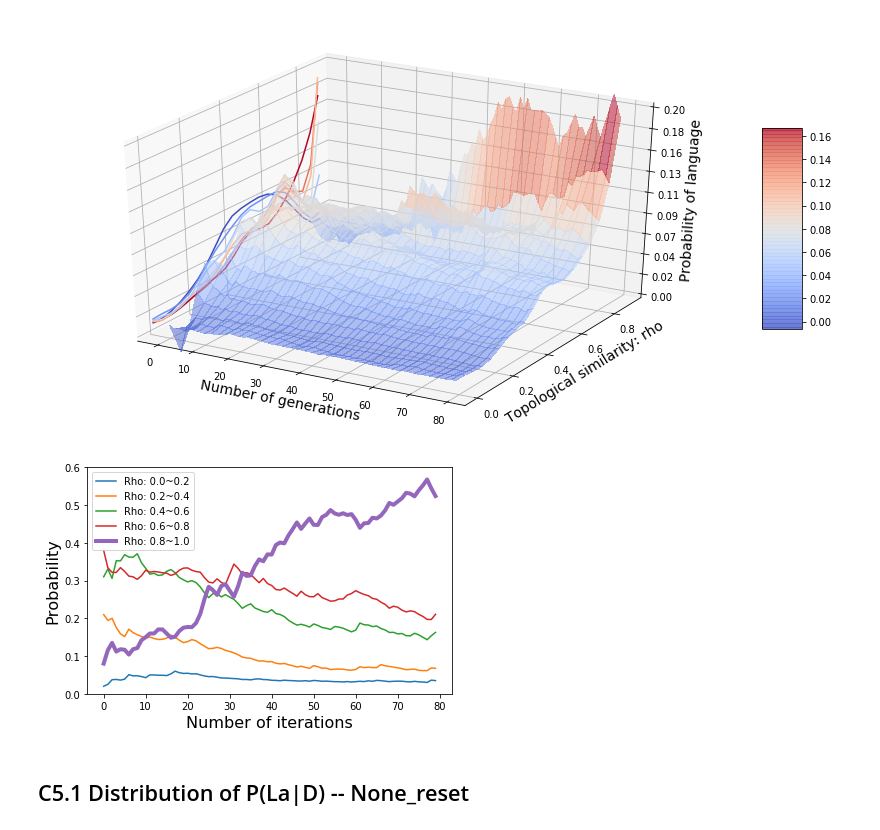
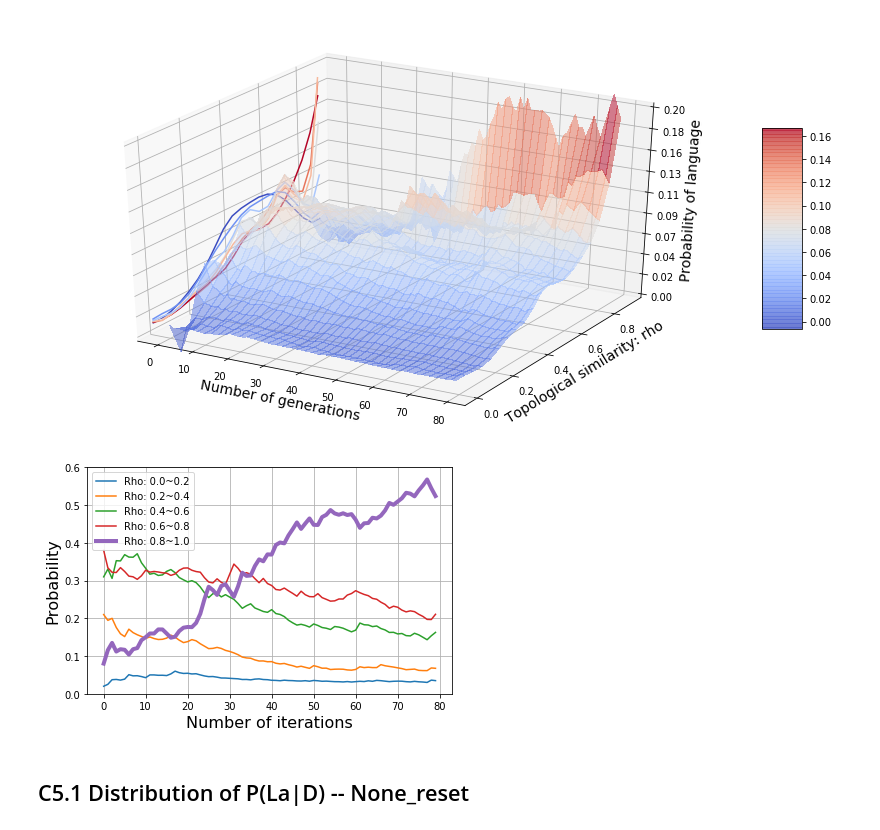
Before and after one commit to Joshua-Edinburgh/numeral_thesis, a Jupyter notebook: show_figures.ipynb, the cells around one changed output. Drawn from its saved outputs; the diff is of its cells as text; code cells hidden in the pictures.

Commit message:
Some more figures

```diff
--- a/show_figures.ipynb
+++ b/show_figures.ipynb
@@ -8,0 +19,5 @@ from matplotlib.ticker import LinearLocator, FormatStrFormatter
+# %%
+RWD_none = np.load(path+NONE_RST+RWD)/64
+RWD_list = np.load(path+LIST_RST+RWD)/64
+RWD_spke = np.load(path+SPKE_RST+RWD)/64
+RWD_both = np.load(path+BOTH_RST+RWD)/64
@@ -8,0 +60,37 @@ from matplotlib.ticker import LinearLocator, FormatStrFormatter
+# %%
+fig_rwd2 = plt.figure(figsize=(6,4))
+ax = fig_rwd2.add_subplot(1,1,1)
+
+x = np.arange(0,10000,1)*0.001
+
+y_both = smooth_rwd(RWD_both[:20000:2],10)
+y_none = smooth_rwd(RWD_none[:20000:2],10)
+
+flag = 0
+first_reach_list = []
+for i in range(y_both.shape[0]):
+    if y_both[i]>0.9 and flag==0:
+        flag = 1
+        first_reach_list.append(i)
+    if y_both[i]<0.5:
+        flag = 0
+
+
+x_fr = x[first_reach_list]
+y_fr = np.ones(x_fr.shape)*0.9
+#ax.plot(x_fr,y_fr,'b.',mak=5,label='First time to reach 0.85 accuracy')
+
+ax.plot(x, y_both,linewidth=2,alpha=0.7,label='Reset speaker and listener', color='lightblue')
+#ax.scatter(x_fr,y_fr,linewidth=2,label='First time to reach 0.9 accuracy')
+ax.plot(x, y_none,linewidth=2,alpha=0.6,label='None reset',color='red')
+ax.plot(x_fr,y_fr,'b+',markersize=10,label='First time to reach 0.9 accuracy')
+
+plt.xlabel('Number of iterations',fontsize=16)
+plt.ylabel('Game accuracy',fontsize=16)
+
+plt.ylim(0,1.05)
+ax.legend(fontsize=14)
+ax.grid('on')
+
+fig_rwd2.tight_layout()
+fig_rwd2.savefig('Figures/Reward_compare_fine.pdf')
@@ -83,34 +168,35 @@ fig2 = plt.figure(figsize=(6,4))
 ax2 = fig2.add_subplot(1,1,1)
 
 BINS_2 = 5
 histo_list2 = []
 for comp_list in PDF_both_spk_and_lis:
     tmp_histo2 = np.histogram(comp_list, bins=BINS_2)[0]
     histo_list2.append(tmp_histo2)
 
 histo_matrix2 = np.asarray(histo_list2)
 smoth_matrix2 = smooth(histo_matrix2,20)
 
 for i in range(smoth_matrix2.shape[0]):
     tmp_line = smoth_matrix2[i,:]
     tmp_line = tmp_line/tmp_line.sum()
     smoth_matrix2[i,:] = tmp_line
 
 ax2.plot(smoth_matrix2[:,0],label='Rho: 0.0~0.2')
 ax2.plot(smoth_matrix2[:,1],label='Rho: 0.2~0.4')
 ax2.plot(smoth_matrix2[:,2],label='Rho: 0.4~0.6')
 ax2.plot(smoth_matrix2[:,3],label='Rho: 0.6~0.8')
 ax2.plot(smoth_matrix2[:,4],label='Rho: 0.8~1.0',linewidth=4)
 
 plt.ylim(0,0.6)
 plt.xlabel('Number of iterations',fontsize=16)
 plt.ylabel('Probability',fontsize=16)
 
 ax2.legend()
+ax2.grid('on')
 fig2.tight_layout()
 fig2.savefig('Figures/Both_reset_bins_distribution.pdf')
 # %% [output]
-[figure, old version]
+[figure, new version]
 # %% [markdown]
 C5.1 Distribution of P(La|D) -- None_reset
 ----------
```
Also changed, not shown: parts of 11 cells of this notebook, 3 other files.
